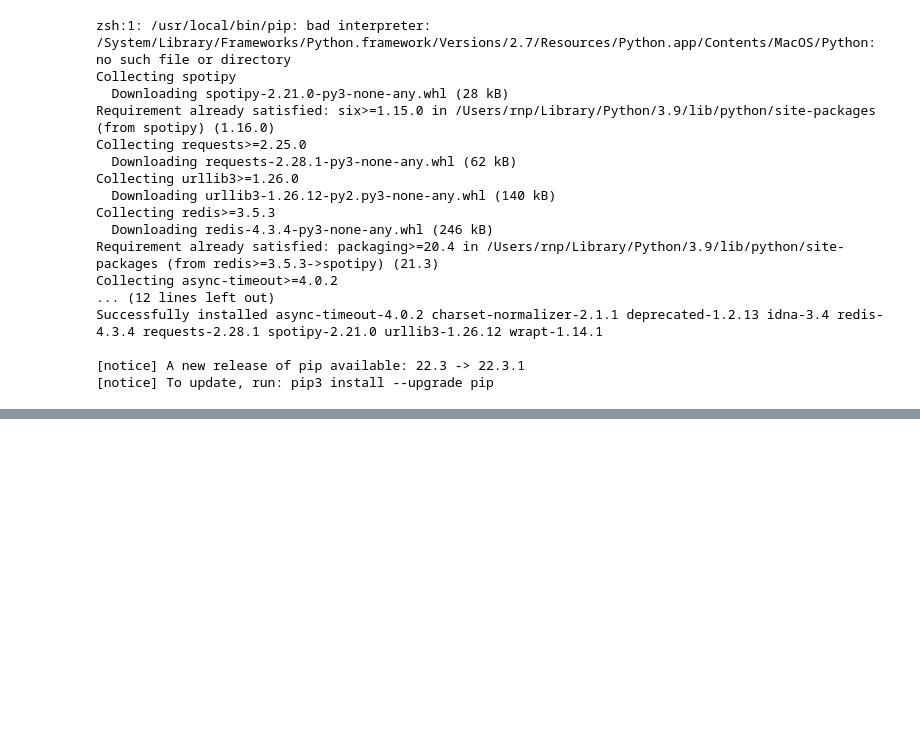
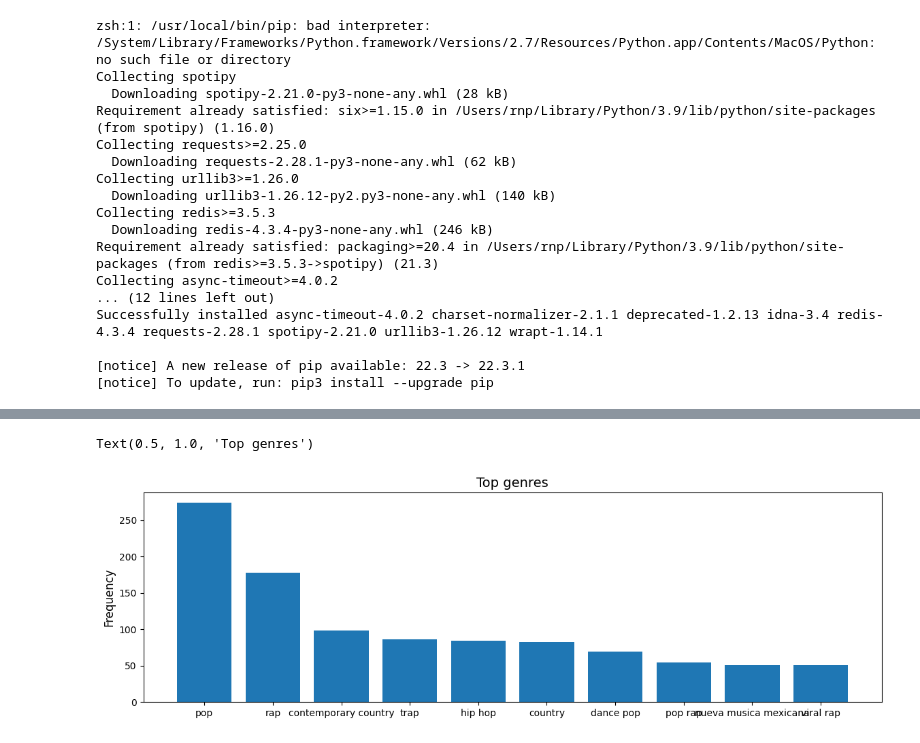
Before and after one commit to Qulxis/Collaborative-Spotify-Playlist-System, a Jupyter notebook: src/kenneth_dev.ipynb, the cells around one changed output, grey strips where cells are left out. Drawn from its saved outputs; the diff is of its cells as text; code cells hidden in the pictures; blank space fills up the shorter version.

```diff
--- a/src/kenneth_dev.ipynb
+++ b/src/kenneth_dev.ipynb
@@ -82,0 +164,10 @@ NameError: name 'track_df' is not defined
+# %%
+track_df['artist_name'] = track_df['artist_name'].astype("string")
+track_df['track_name'] = track_df['track_name'].astype("string")
+track_df['track_id'] = track_df['track_id'].astype("string")
+track_df['artist_id'] = track_df['artist_id'].astype("string")
+tf_df['duration_ms'] = pd.to_numeric(tf_df['duration_ms'])
+tf_df['instrumentalness'] = pd.to_numeric(tf_df['instrumentalness'])
+tf_df['time_signature'] = tf_df['time_signature'].astype("category")
+print(track_df.info())
+print(tf_df.info())
@@ -82,0 +235,7 @@ NameError: name 'track_df' is not defined
+# %%
+
+def to_1D(series):
+ return pd.Series([x for _list in series for x in _list])
+
+
+to_1D(track_df['artist_genres']).value_counts().head(20)
@@ -82,0 +260,10 @@ NameError: name 'track_df' is not defined
+# %%
+import matplotlib.pyplot as plt
+fig, ax = plt.subplots(figsize=(14, 4))
+ax.bar(to_1D(track_df['artist_genres']).value_counts().index[:10],
+       to_1D(track_df['artist_genres']).value_counts().values[:10])
+ax.set_ylabel("Frequency", size=12)
+ax.set_title("Top genres", size=14)
+# %% [output]
+Text(0.5, 1.0, 'Top genres')
+[figure, added]
```
Also changed, not shown: parts of 13 cells of this notebook.
